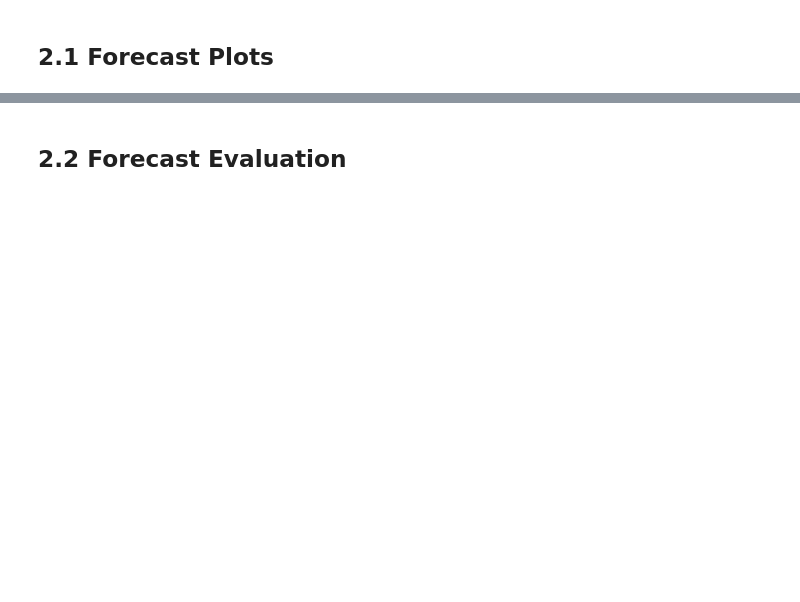
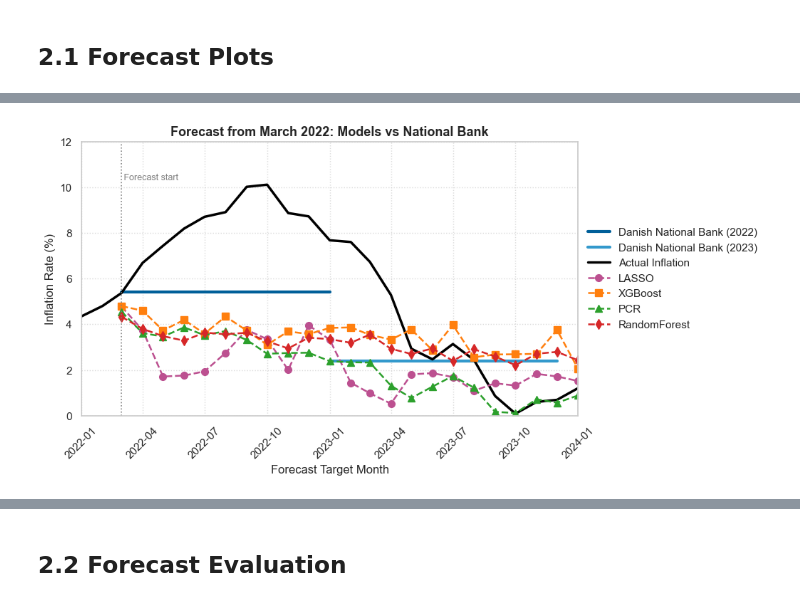
Before and after one commit to Rasmushoy/Inflation-Forecast, a Jupyter notebook: CaseStudy_Covid19.ipynb, the cells around one changed output, grey strips where cells are left out. Saved outputs shown, nothing was run; the diff lists cells and outputs as text; code cells hidden in the pictures; blank space fills up the shorter version.

```diff
--- a/CaseStudy_Covid19.ipynb
+++ b/CaseStudy_Covid19.ipynb
@@ -341,7 +243,7 @@ def plot_combined_forecasts(df_march, df_sept, title="Forecast Comparison: March
 # Forecast from March 2022 (i.e., using data up to end-February to predict April 2022 to March 2023)
 forecast_march = run_all_forecasters(
     X, y,
-    forecast_horizon=12,
+    forecast_horizon=24,
     last_observation_date="2022-02-01",
     scaler=scaler,
     trees=100,
@@ -433,0 +311,85 @@ plot_combined_forecasts(forecast_march, forecast_sept)
+# %%
+# Forecast origin
+forecast_origin = "2022-03-01"
+
+# Start figure
+fig, ax = plt.subplots(figsize=(12, 5), constrained_layout=True)
+
+# Colors and marker styles for models
+model_styles = {
+    "LASSO":        {"color": "#bc5090", "marker": "o"},
+    "XGBoost":      {"color": "#ff7f0e", "marker": "s"},
+    "PCR":          {"color": "#2ca02c", "marker": "^"},
+    "RandomForest": {"color": "#d62728", "marker": "d"}
+}
+
+# National Bank forecast
+    # Extract National Bank forecast values
+nb_2022 = nb_march_2022[nb_march_2022["Horisont"] == 0]["Forudsigelse"].values[0]
+nb_2023 = nb_march_2022[nb_march_2022["Horisont"] == 1]["Forudsigelse"].values[0]
+
+    # Create date intervals for each forecast period
+nb_dates_2022 = pd.date_range(start="2022-03-01", end="2023-01-01", freq="MS")
+nb_dates_2023 = pd.date_range(start="2023-01-01", end="2023-12-01", freq="MS")
+
+
+# Plot National Bank forecasts divided into two periods
+ax.plot(nb_dates_2022, [nb_2022] * len(nb_dates_2022),
+        label="Danish National Bank (2022)", color="#005f99", linewidth=3.0)
+ax.plot(nb_dates_2023, [nb_2023] * len(nb_dates_2023),
+        label="Danish National Bank (2023)", color="#3399cc", linewidth=3.0)
+
+# ✅ Actual inflation from 2012 to 2024
+ax.plot(y.index, y.values,
+        label="Actual Inflation",
+        color="black",
+        linewidth=2.5)
+
+# Model forecasts
+for model, style in model_styles.items():
+    ax.plot(forecast_march["Date"], forecast_march[model],
+            label=model,
+            color=style["color"],
+            linestyle="--",
+            marker=style["marker"],
+            markersize=7,
+            markerfacecolor=style["color"],
+            markeredgecolor=style["color"],
+            linewidth=1.8)
+
+# Forecast start marker
+if forecast_origin:
+    ax.axvline(pd.Timestamp(forecast_origin), color="gray", linestyle=":", linewidth=1.2)
+    ax.text(pd.Timestamp(forecast_origin), ax.get_ylim()[1], " Forecast start",
+            color="gray", fontsize=9, va="top", ha="left")
+
+# Axis settings
+ax.set_title("Forecast from March 2022: Models vs National Bank", fontsize=13, weight="bold")
+ax.set_xlabel("Forecast Target Month")
+ax.set_ylabel("Inflation Rate (%)")
+
+# Set y-axis range based on max value
+max_y = max(forecast_march[["LASSO", "XGBoost", "PCR", "RandomForest", "y_true"]].max().max(),
+            y.max())
+rounded_max = np.ceil(max_y + 1)
+ax.set_ylim(0, rounded_max)
+ax.set_yticks(np.arange(0, rounded_max + 1, 2))
+
+# ✅ Limit visible date range: 2022 → 2024
+ax.set_xlim(pd.Timestamp("2022-01-01"), pd.Timestamp("2024-01-01"))
+
+# Format x-axis
+ax.xaxis.set_major_formatter(mdates.DateFormatter('%Y-%m'))
+ax.tick_params(axis='x', rotation=45)
+ax.grid(True, linestyle=":", alpha=0.7)
+
+# Move legend to the right
+box = ax.get_position()
+ax.set_position([box.x0, box.y0, box.width * 0.75, box.height])
+ax.legend(loc='center left', bbox_to_anchor=(1, 0.5), frameon=False)
+
+# Save plot (optional)
+# plt.savefig("forecast_march.png")
+plt.show()
+# %% [output]
+[figure, added]
```
Also changed, not shown: parts of 26 cells of this notebook, 6 other files.
